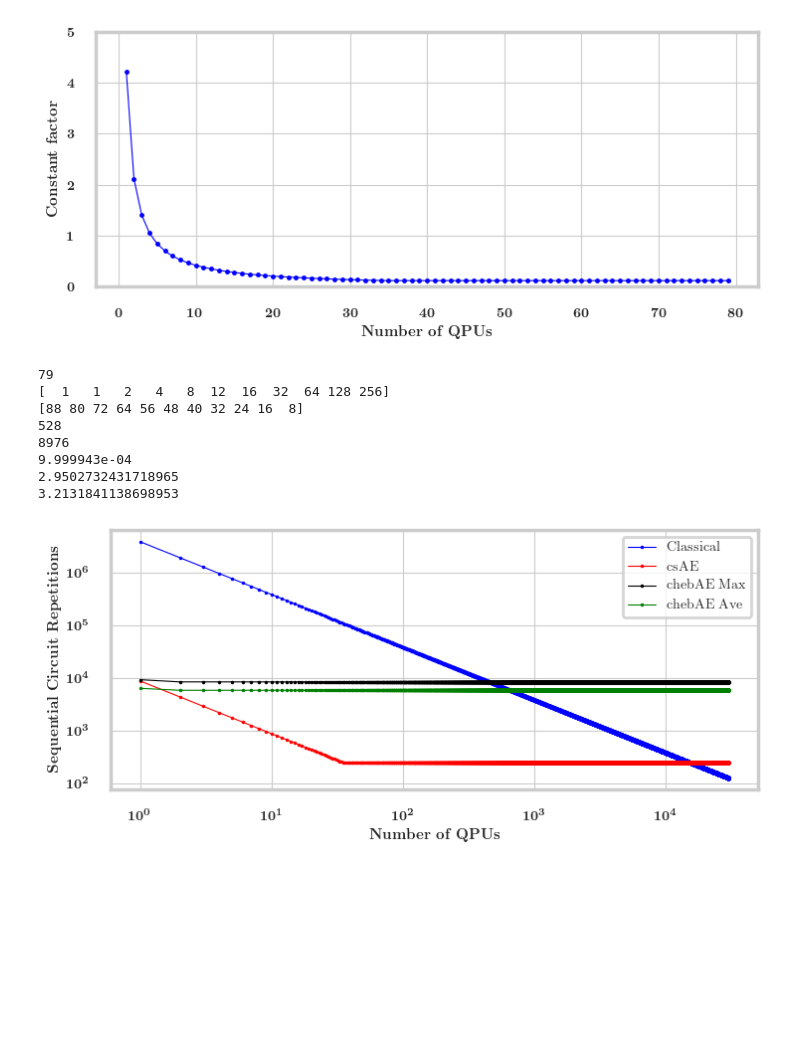
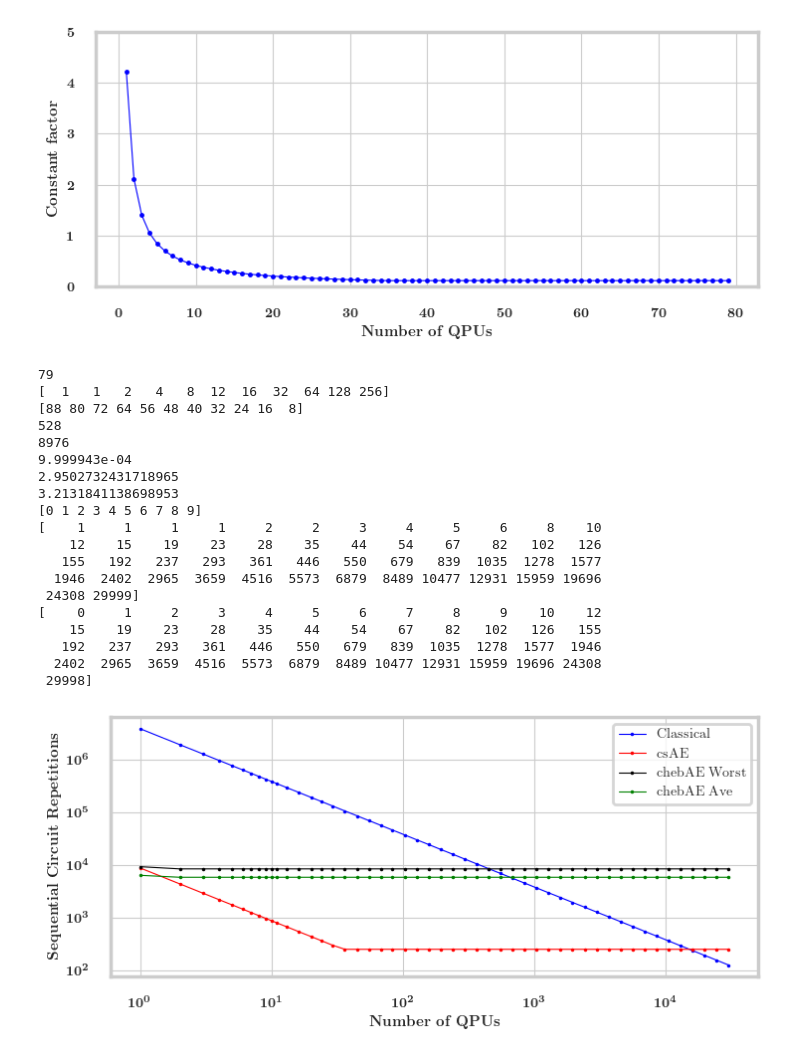
Before and after one commit to unitaryfoundation/csAE, a Jupyter notebook: plots.ipynb, the cells around one changed output. Cells and saved outputs as stored; diff of their text form; code cells hidden in the pictures; blank space fills up the shorter version.

Commit message:
modified speedup plot and added sim files

```diff
--- a/plots.ipynb
+++ b/plots.ipynb
@@ -1102,16 +1102,16 @@ Nq = 30000
 p_u, p_o = st.beta.ppf([alpha/2, 1-alpha/2], [n*a, n*a+1], [n-n*a+1, n-n*a])
 print(f'{p_o-p_u:e}')
 max_length=depths[-1]
-total_quantum_computers = list(range(1, Nq))
+total_quantum_computers = np.array(list(range(1, Nq)))
 runtime_classical = n/np.array(total_quantum_computers)
 
 
 # ave_runtime_chebae = [2*C_cheb_time95[0]/epsilon]*(Nq-1)
 # max_runtime_chebae = [2*C_cheb_time_max95[0]/epsilon]*(Nq-1)
-ave_runtime_chebae = [2*C_ave_parallel_chebae[kp]/epsilon]*(Nq-1)
-max_runtime_chebae = [2*C_max_parallel_chebae[kp]/epsilon]*(Nq-1)
-ave_runtime_chebae[0] = 2*C_ave_sequential_chebae[kp]/epsilon
-max_runtime_chebae[0] = 2*C_max_sequential_chebae[kp]/epsilon
+ave_runtime_chebae = np.array([2*C_ave_parallel_chebae[kp]/epsilon]*(Nq-1))
+max_runtime_chebae = np.array([2*C_max_parallel_chebae[kp]/epsilon]*(Nq-1))
+ave_runtime_chebae[0] = np.array(2*C_ave_sequential_chebae[kp]/epsilon)
+max_runtime_chebae[0] = np.array(2*C_max_sequential_chebae[kp]/epsilon)
 print(C_ave_parallel_chebae[kp])
 print(C_ave_sequential_chebae[kp])
 
@@ -1123,35 +1123,57 @@ runtime_quantum = (2*C_sequential_csae[kp]*extended_fractions/epsilon)
 
 
 
 
 sns.set_style("whitegrid")
 plt.rcParams["figure.figsize"] = [7.50, 3.50]
 plt.rcParams["font.size"] = 12
 plt.rcParams["text.latex.preamble"] = r'\boldmath'
 plt.rcParams.update({
     "text.usetex": True,
     "font.family": "serif",
     "font.serif": ["Helvetica"]})
 
-plt.plot(total_quantum_computers, runtime_classical, '.-b', ms=ms-2, linewidth=lw, label='Classical')
-plt.plot(total_quantum_computers, runtime_quantum, '.-r', ms=ms-2, linewidth=lw, label='csAE')
-plt.plot(total_quantum_computers, max_runtime_chebae, '.-k', ms=ms-2, linewidth=lw, label='chebAE Max')
-plt.plot(total_quantum_computers, ave_runtime_chebae, '.-g', ms=ms-2, linewidth=lw, label='chebAE Ave')
+base=10
+linpoints = np.linspace(0,9,num=10,dtype=int)
+print(linpoints)
+logpoints = np.logspace(0,np.log(Nq)/np.log(base), dtype=int)
+print(logpoints)
+pltpoints = np.unique(np.concatenate([linpoints,logpoints]))
+#pltpoints=np.unique(np.logspace(0,np.log(Nq)/np.log(base), dtype=int))
+pltpoints[-1] = Nq-2
+print(pltpoints)
+
+plt.plot(total_quantum_computers[pltpoints], runtime_classical[pltpoints], '.-b', ms=ms-2, linewidth=lw, label='Classical')
+plt.plot(total_quantum_computers[pltpoints], runtime_quantum[pltpoints], '.-r', ms=ms-2, linewidth=lw, label='csAE')
+plt.plot(total_quantum_computers[pltpoints], max_runtime_chebae[pltpoints], '.-k', ms=ms-2, linewidth=lw, label='chebAE Worst')
+plt.plot(total_quantum_computers[pltpoints], ave_runtime_chebae[pltpoints], '.-g', ms=ms-2, linewidth=lw, label='chebAE Ave')
 
 # plt.ylim([0.0, 5.0])
 plt.yscale('log')
 plt.xscale('log')
 plt.xlabel(r'\textbf{Number of QPUs}')
 plt.ylabel(r'\textbf{Sequential Circuit Repetitions}')
 plt.legend()
 plt.tight_layout()
+plt.savefig('figs/speedup.pdf')
 # %% [output]
 79
 [  1   1   2   4   8  12  16  32  64 128 256]
 [88 80 72 64 56 48 40 32 24 16  8]
 528
 8976
 9.999943e-04
 2.9502732431718965
 3.2131841138698953
+[0 1 2 3 4 5 6 7 8 9]
+[    1     1     1     1     2     2     3     4     5     6     8    10
+    12    15    19    23    28    35    44    54    67    82   102   126
+   155   192   237   293   361   446   550   679   839  1035  1278  1577
+  1946  2402  2965  3659  4516  5573  6879  8489 10477 12931 15959 19696
+ 24308 29999]
+[    0     1     2     3     4     5     6     7     8     9    10    12
+    15    19    23    28    35    44    54    67    82   102   126   155
+   192   237   293   361   446   550   679   839  1035  1278  1577  1946
+  2402  2965  3659  4516  5573  6879  8489 10477 12931 15959 19696 24308
+ 29998]
-[figure, old version]
+[figure, new version]
```
Also changed, not shown: 25 other files.
